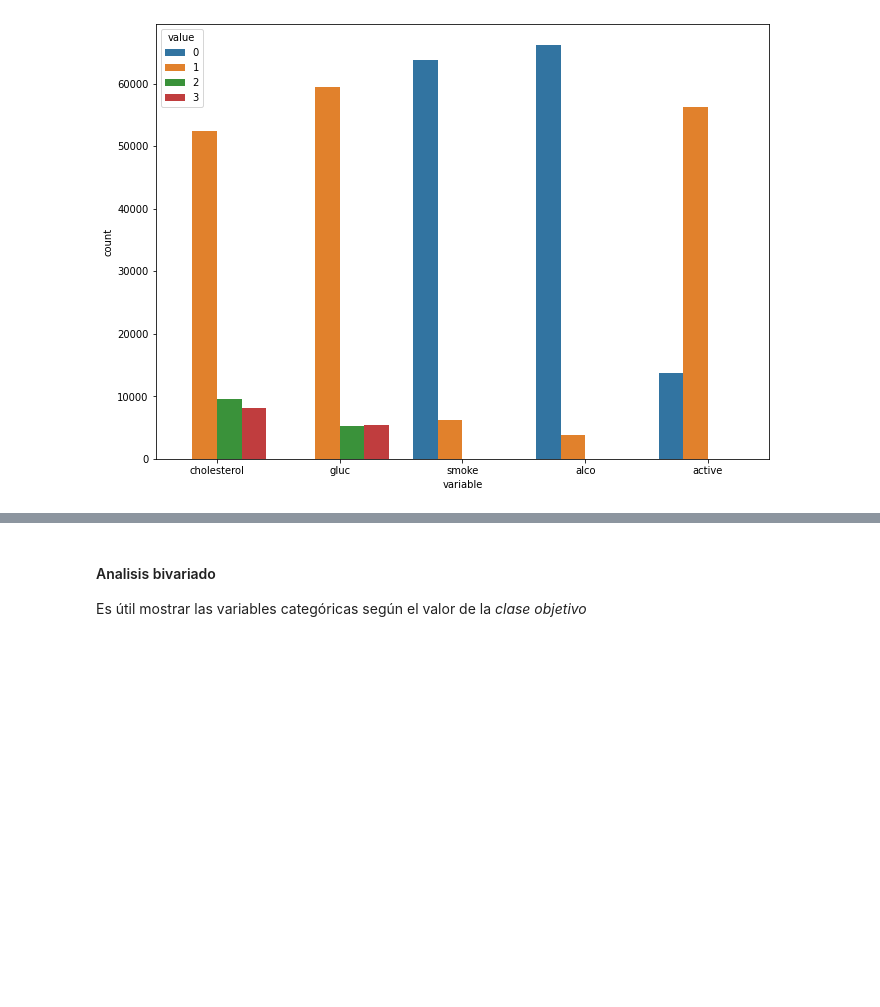
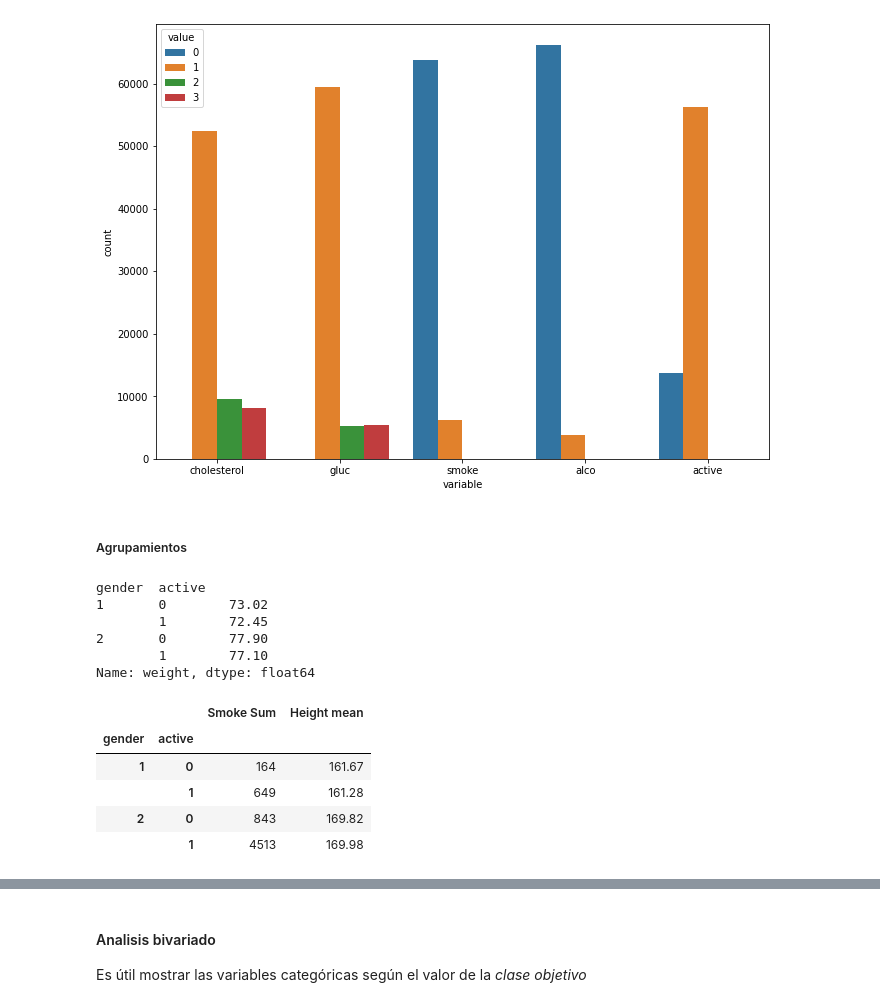
Before and after one commit to matog/Curso_EDA_Python_HealthData, a Jupyter notebook: Clase2/Clase 2 - EDA.ipynb, the cells around one changed output, grey strips where cells are left out. Drawn from its saved outputs; the diff is of its cells as text; code cells hidden in the pictures; blank space fills up the shorter version.

```diff
--- a/Clase2/Clase 2 - EDA.ipynb
+++ b/Clase2/Clase 2 - EDA.ipynb
@@ -280,3 +289,29 @@ df_categorical = df.loc[:,['cholesterol','gluc', 'smoke', 'alco', 'active']]
 sns.countplot(x="variable", hue="value",data= pd.melt(df_categorical));
 # %% [output]
 [figure]
+# %% [markdown]
+##### Agrupamientos
+# %%
+# df.groupby(['gender','active']).sum()
+df.groupby(['gender','active'])['weight'].mean()
+# df.groupby(['gender','active']).agg({'height':'mean', 'smoke':'sum'})
+# %% [output]
+gender  active
+1       0        73.02
+        1        72.45
+2       0        77.90
+        1        77.10
+Name: weight, dtype: float64
+# %%
+df.groupby(['gender','active']).agg(
+    **{
+        'Smoke Sum': ('smoke', 'sum'),
+        'Height mean': ('height', 'mean')
+    })
+# %% [output]
+|  |  | Smoke Sum | Height mean |
+| gender | active |  |  |
+| 1 | 0 | 164 | 161.67 |
+|  | 1 | 649 | 161.28 |
+| 2 | 0 | 843 | 169.82 |
+|  | 1 | 4513 | 169.98 |
```
Also changed, not shown: parts of 12 cells of this notebook.
